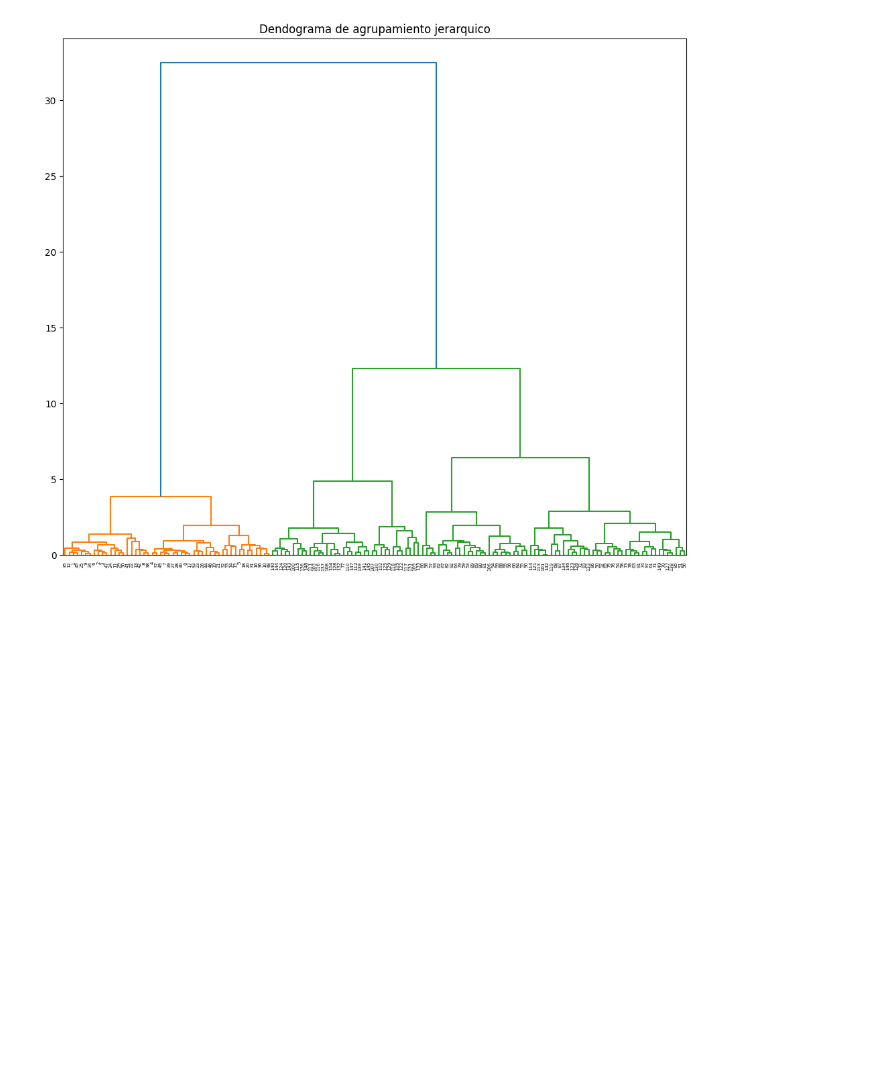
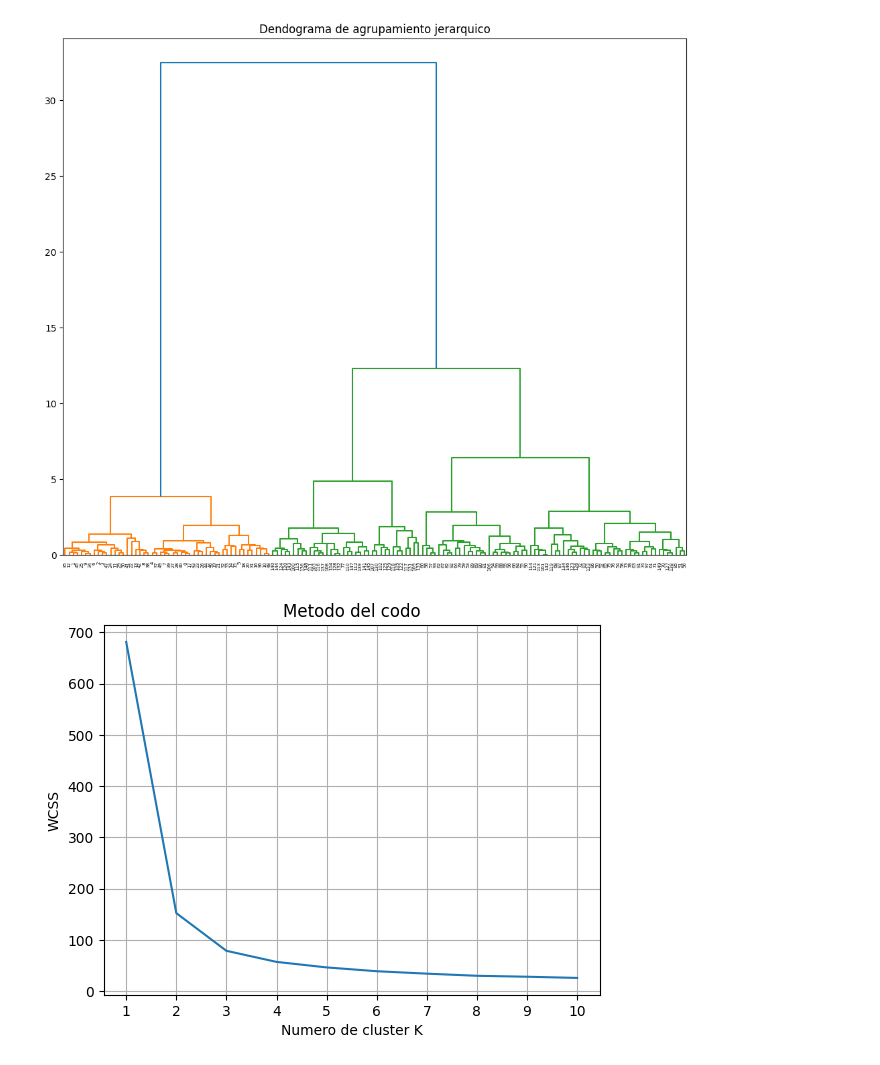
Before and after one commit to MattZG/Portafolio, a Jupyter notebook: Modulo_7.ipynb, the cells around one changed output. Saved outputs shown, nothing was run; the diff lists cells and outputs as text; code cells hidden in the pictures; blank space fills up the shorter version.

```diff
--- a/Modulo_7.ipynb
+++ b/Modulo_7.ipynb
@@ -386,3 +386,20 @@ plt.title('Dendograma de agrupamiento jerarquico')
 plt.show()
 # %% [output]
 [figure]
+# %%
+wcss = []
+
+for i in range(1, 11):
+  km = KMeans(n_clusters = i, init = 'k-means++', random_state = 42, max_iter = 300, n_init = 10)
+  km.fit(X)
+  wcss.append(km.inertia_)
+
+plt.plot(range(1, 11), wcss)
+plt.xticks(range(1, 11))
+plt.title('Metodo del codo')
+plt.xlabel('Numero de cluster K')
+plt.ylabel('WCSS')
+plt.grid()
+plt.show()
+# %% [output]
+[figure, added]
```
Also changed, not shown: parts of 19 cells of this notebook.
